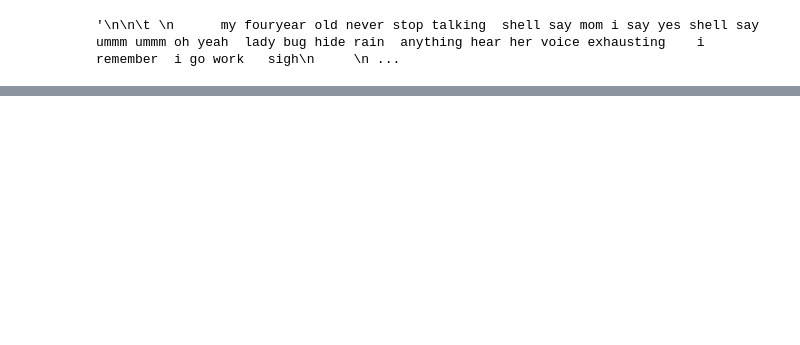
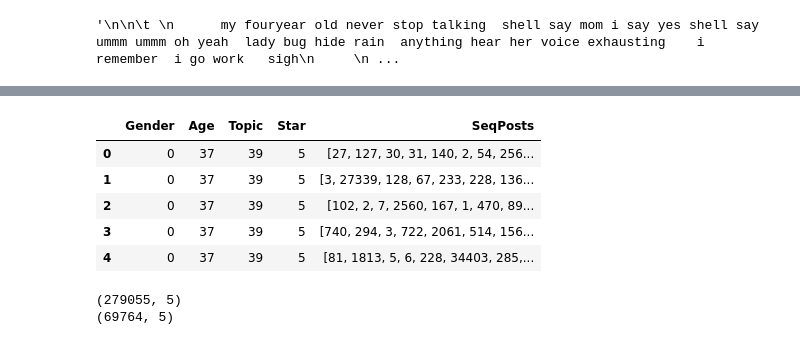
Before and after one commit to ExpertsVision/ML_DS_Tutorials, a Jupyter notebook: zodiac_star_pred.ipynb, the cells around one changed output, grey strips where cells are left out. Cells and saved outputs as stored; diff of their text form; code cells hidden in the pictures; blank space fills up the shorter version.

```diff
--- a/zodiac_star_pred.ipynb
+++ b/zodiac_star_pred.ipynb
@@ -338,0 +352,17 @@ print(x_test.shape,y_test.shape)
+# %%
+train.head()
+# %% [output]
+|  | Gender | Age | Topic | Star | SeqPosts |
+| 0 | 0 | 37 | 39 | 5 | [27, 127, 30, 31, 140, 2, 54, 256... |
+| 1 | 0 | 37 | 39 | 5 | [3, 27339, 128, 67, 233, 228, 136... |
+| 2 | 0 | 37 | 39 | 5 | [102, 2, 7, 2560, 167, 1, 470, 89... |
+| 3 | 0 | 37 | 39 | 5 | [740, 294, 3, 722, 2061, 514, 156... |
+| 4 | 0 | 37 | 39 | 5 | [81, 1813, 5, 6, 228, 34403, 285,... |
+# %%
+#EXTRACT DEVELOPTMENT TEST
+dtrain, dvalid = train_test_split(train, random_state=123, train_size=0.80)
+print(dtrain.shape)
+print(dvalid.shape)
+# %% [output]
+(279055, 5)
+(69764, 5)
```
Also changed, not shown: parts of 25 cells of this notebook.
